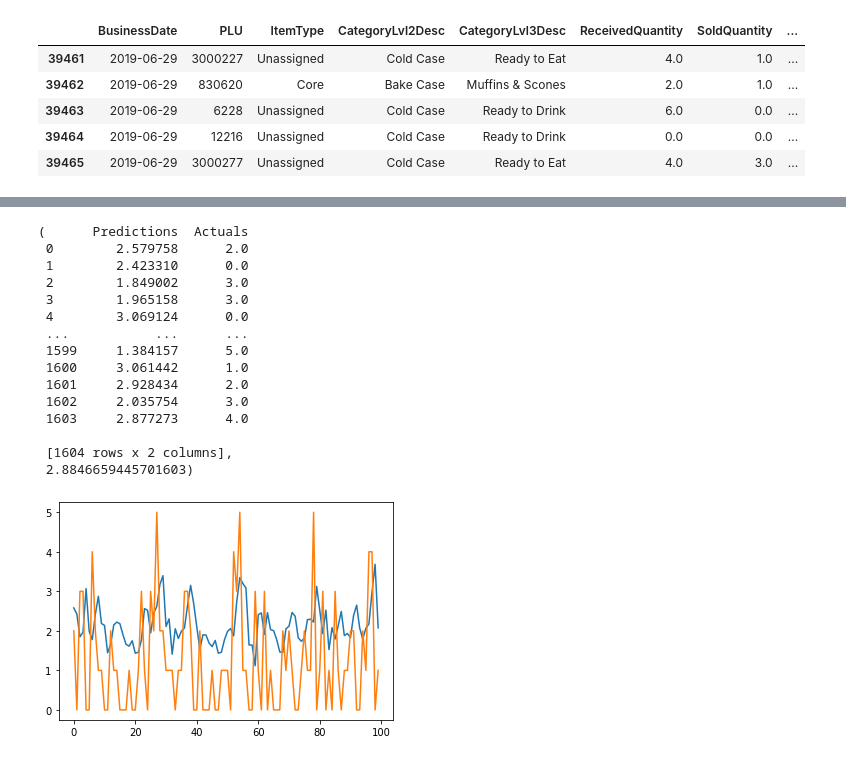
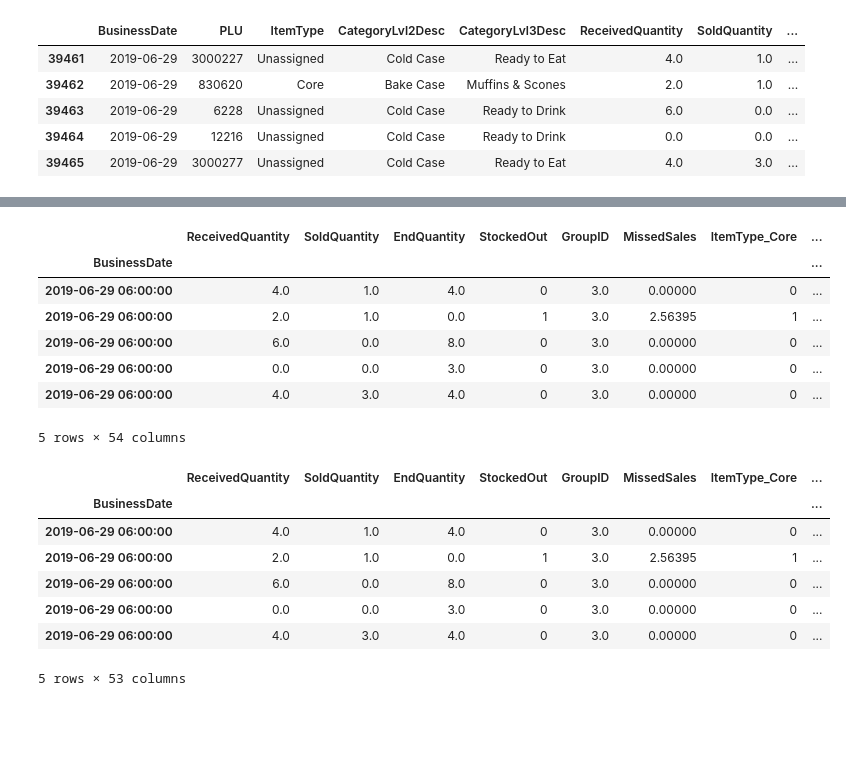
Before and after one commit to adityabommaraju/MachineLearning, a Jupyter notebook: AI-project LSTM.ipynb, the cells around one changed output, grey strips where cells are left out. Cells and saved outputs as stored; diff of their text form; code cells hidden in the pictures; blank space fills up the shorter version.

```diff
--- a/AI-project LSTM.ipynb
+++ b/AI-project LSTM.ipynb
@@ -68,2 +102,4 @@ df_18.index = pd.to_datetime(df_18['BusinessDate'], format='%Y-%m-%d %H:%M:%S')
+# %%
+df_18.drop(['BusinessDate'],inplace=True,axis=1)
 # %%
-df_18.head()
+temp_df = df_18.copy()
@@ -269,19 +106,32 @@ def plot_predictions1(model, X, y, start=0, end=100):
-# %%
-plot_predictions1(model1, X_test1, y_test1)
-# %% [output]
-(      Predictions  Actuals
- 0        2.579758      2.0
- 1        2.423310      0.0
- 2        1.849002      3.0
- 3        1.965158      3.0
- 4        3.069124      0.0
- ...           ...      ...
- 1599     1.384157      5.0
- 1600     3.061442      1.0
- 1601     2.928434      2.0
- 1602     2.035754      3.0
- 1603     2.877273      4.0
-
- [1604 rows x 2 columns],
- 2.8846659445701603)
-[figure, removed]
+# %%
+temp_df['Seconds'] = temp_df.index.map(pd.Timestamp.timestamp)
+# %%
+day = 60*60*24
+year = 365.2425*day
+
+temp_df['Day sin'] = np.sin(temp_df['Seconds'] * (2* np.pi / day))
+temp_df['Day cos'] = np.cos(temp_df['Seconds'] * (2 * np.pi / day))
+temp_df['Year sin'] = np.sin(temp_df['Seconds'] * (2 * np.pi / year))
+temp_df['Year cos'] = np.cos(temp_df['Seconds'] * (2 * np.pi / year))
+temp_df.head()
+# %% [output]
+|  | ReceivedQuantity | SoldQuantity | EndQuantity | StockedOut | GroupID | MissedSales | ItemType_Core | ... |
+| BusinessDate |  |  |  |  |  |  |  | ... |
+| 2019-06-29 06:00:00 | 4.0 | 1.0 | 4.0 | 0 | 3.0 | 0.00000 | 0 | ... |
+| 2019-06-29 06:00:00 | 2.0 | 1.0 | 0.0 | 1 | 3.0 | 2.56395 | 1 | ... |
+| 2019-06-29 06:00:00 | 6.0 | 0.0 | 8.0 | 0 | 3.0 | 0.00000 | 0 | ... |
+| 2019-06-29 06:00:00 | 0.0 | 0.0 | 3.0 | 0 | 3.0 | 0.00000 | 0 | ... |
+| 2019-06-29 06:00:00 | 4.0 | 3.0 | 4.0 | 0 | 3.0 | 0.00000 | 0 | ... |
+5 rows × 54 columns
+# %%
+temp_df = temp_df.drop('Seconds', axis=1)
+temp_df.head()
+# %% [output]
+|  | ReceivedQuantity | SoldQuantity | EndQuantity | StockedOut | GroupID | MissedSales | ItemType_Core | ... |
+| BusinessDate |  |  |  |  |  |  |  | ... |
+| 2019-06-29 06:00:00 | 4.0 | 1.0 | 4.0 | 0 | 3.0 | 0.00000 | 0 | ... |
+| 2019-06-29 06:00:00 | 2.0 | 1.0 | 0.0 | 1 | 3.0 | 2.56395 | 1 | ... |
+| 2019-06-29 06:00:00 | 6.0 | 0.0 | 8.0 | 0 | 3.0 | 0.00000 | 0 | ... |
+| 2019-06-29 06:00:00 | 0.0 | 0.0 | 3.0 | 0 | 3.0 | 0.00000 | 0 | ... |
+| 2019-06-29 06:00:00 | 4.0 | 3.0 | 4.0 | 0 | 3.0 | 0.00000 | 0 | ... |
+5 rows × 53 columns
```
Also changed, not shown: parts of 61 cells of this notebook.
